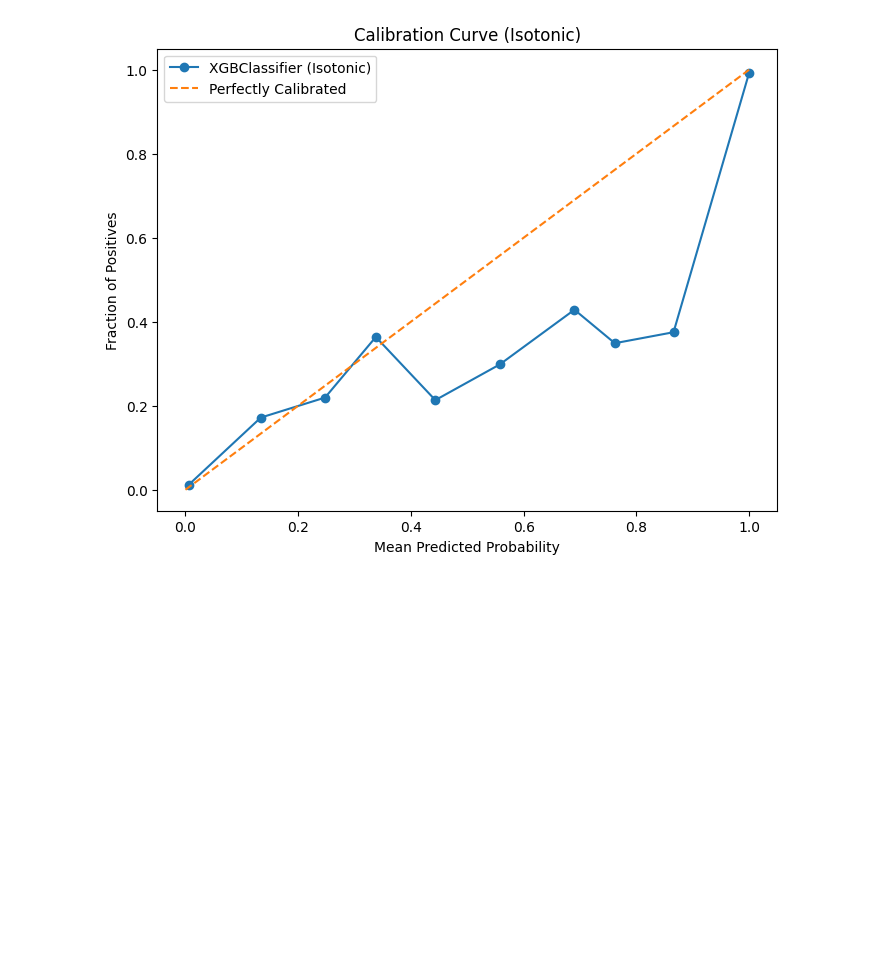
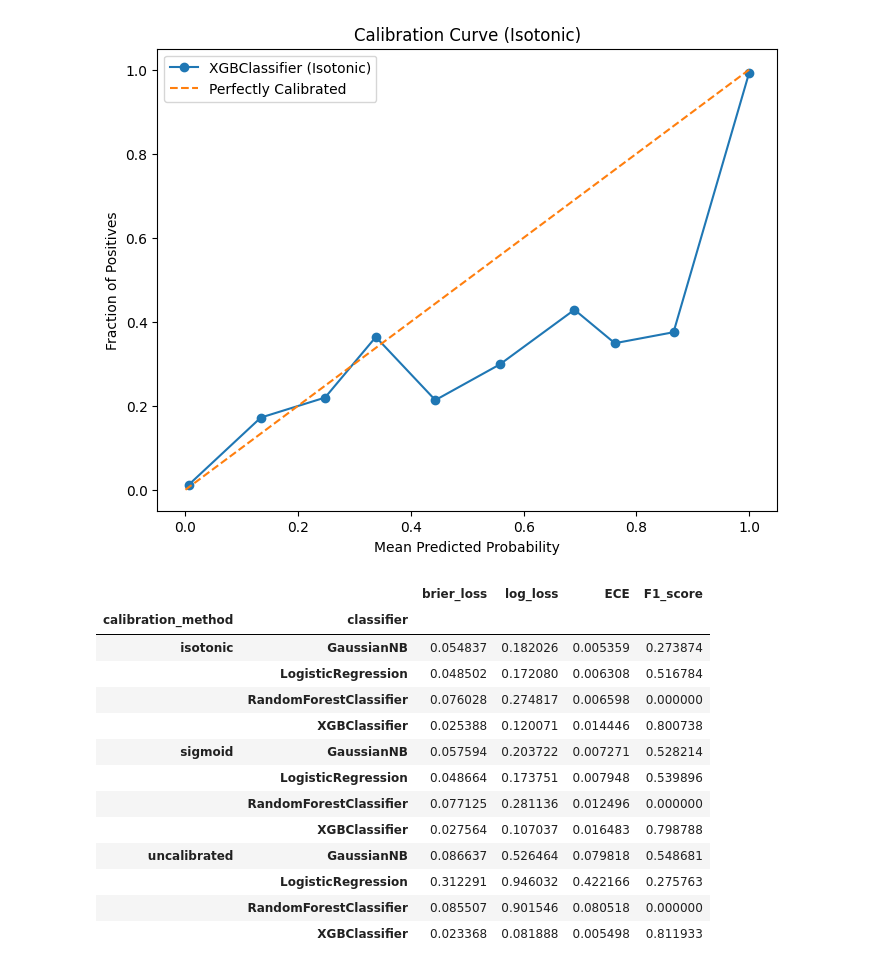
Before and after one commit to cmyguel/tru_ml_probability_calibration, a Jupyter notebook: Machine-Learning Project.ipynb, the cells around one changed output. Cells and saved outputs as stored; diff of their text form; code cells hidden in the pictures; blank space fills up the shorter version.

```diff
--- a/Machine-Learning Project.ipynb
+++ b/Machine-Learning Project.ipynb
@@ -334,3 +390,25 @@ plot_calibration_curve(xgb_clf, X_train, y_train, X_test, y_test, method='isoton
 # %% [output]
 [figure]
 [figure]
+# %%
+df_metrics = pd.DataFrame(METRICS).pivot_table(
+    index=['calibration_method', 'classifier'],
+    values=['brier_loss', 'log_loss', 'ECE', 'F1_score'],
+)
+df_metrics = df_metrics[['brier_loss', 'log_loss', 'ECE', 'F1_score']]
+df_metrics
+# %% [output]
+|  |  | brier_loss | log_loss | ECE | F1_score |
+| calibration_method | classifier |  |  |  |  |
+| isotonic | GaussianNB | 0.054837 | 0.182026 | 0.005359 | 0.273874 |
+|  | LogisticRegression | 0.048502 | 0.172080 | 0.006308 | 0.516784 |
+|  | RandomForestClassifier | 0.076028 | 0.274817 | 0.006598 | 0.000000 |
+|  | XGBClassifier | 0.025388 | 0.120071 | 0.014446 | 0.800738 |
+| sigmoid | GaussianNB | 0.057594 | 0.203722 | 0.007271 | 0.528214 |
+|  | LogisticRegression | 0.048664 | 0.173751 | 0.007948 | 0.539896 |
+|  | RandomForestClassifier | 0.077125 | 0.281136 | 0.012496 | 0.000000 |
+|  | XGBClassifier | 0.027564 | 0.107037 | 0.016483 | 0.798788 |
+| uncalibrated | GaussianNB | 0.086637 | 0.526464 | 0.079818 | 0.548681 |
+|  | LogisticRegression | 0.312291 | 0.946032 | 0.422166 | 0.275763 |
+|  | RandomForestClassifier | 0.085507 | 0.901546 | 0.080518 | 0.000000 |
+|  | XGBClassifier | 0.023368 | 0.081888 | 0.005498 | 0.811933 |
```
Also changed, not shown: parts of 6 cells of this notebook.
